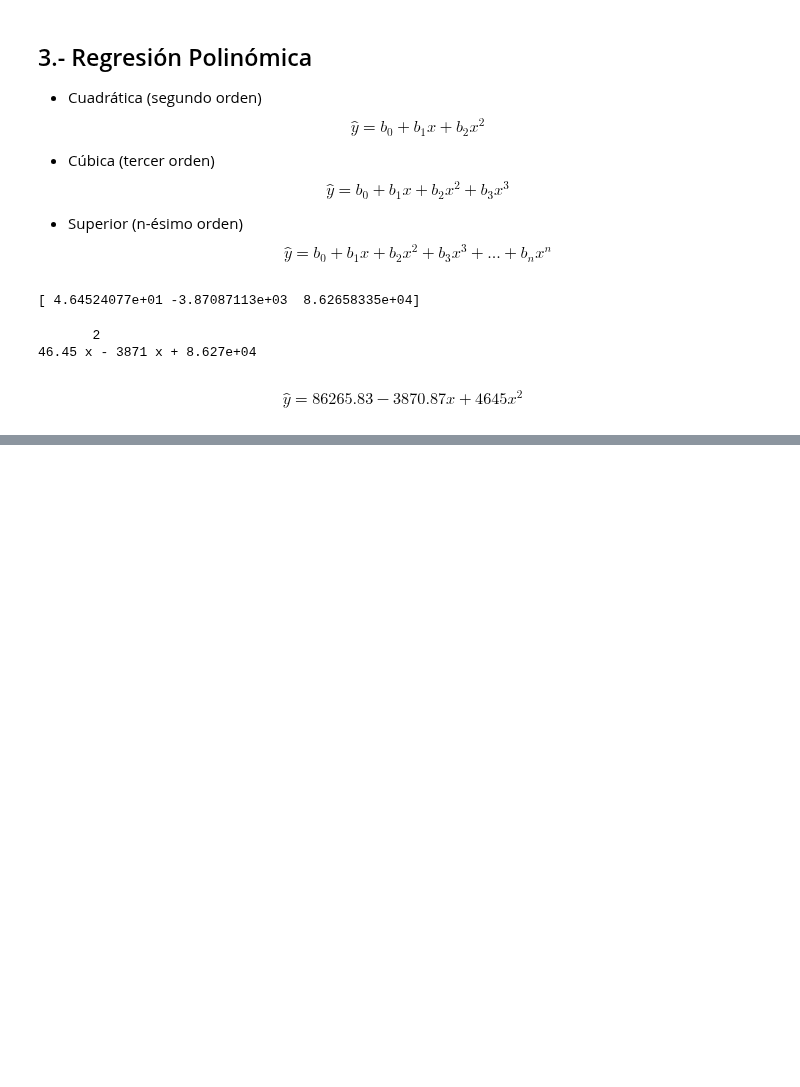
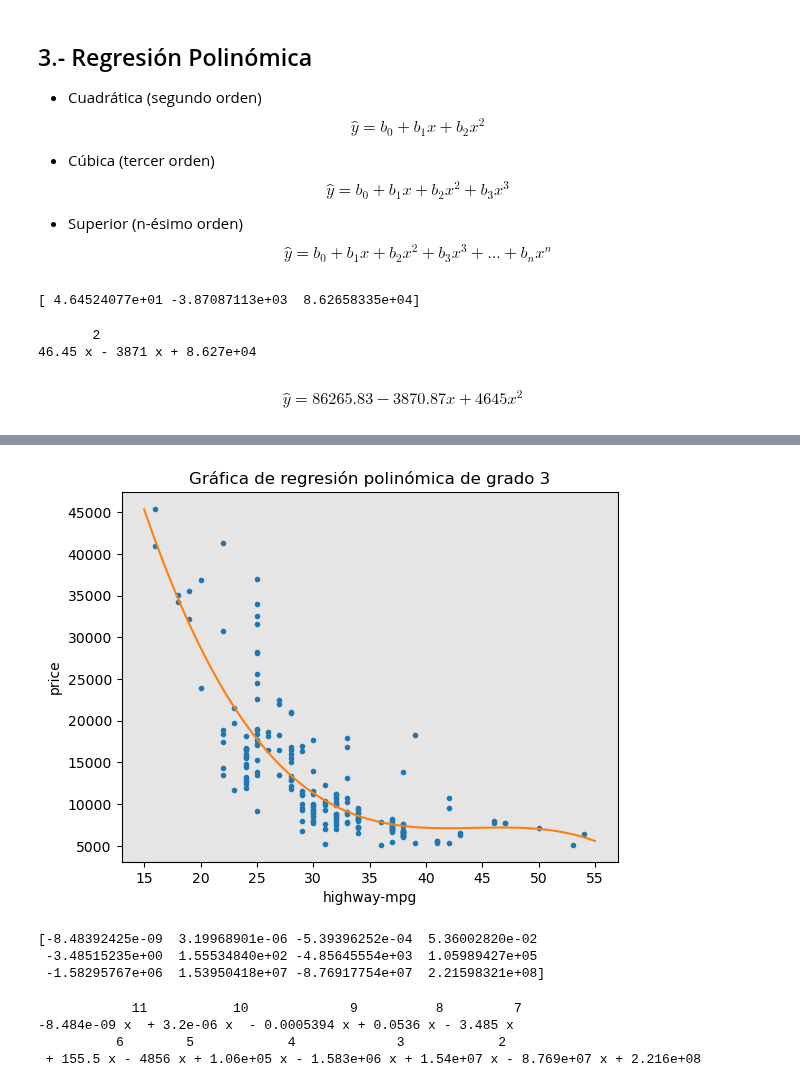
Before and after one commit to jgomezz/cpe_ciencia_datos_python, a Jupyter notebook: mod3_analitica_datos_python/semana_03_desarrollo_modelo.ipynb, the cells around one changed output, grey strips where cells are left out. Drawn from its saved outputs; the diff is of its cells as text; code cells hidden in the pictures; blank space fills up the shorter version.

```diff
--- a/mod3_analitica_datos_python/semana_03_desarrollo_modelo.ipynb
+++ b/mod3_analitica_datos_python/semana_03_desarrollo_modelo.ipynb
@@ -302,0 +339,27 @@ $$ \hat{y} = 86265.83 -3870.87x + 4645x^2 $$
+# %%
+plot_poly(p, X, Y, 'highway-mpg','Gráfica de regresión polinómica de grado 3')
+# %% [output]
+[figure, added]
+# %%
+# Regresion polinomica de grado 11
+
+X = df['highway-mpg']
+Y = df['price']
+grade = 11
+
+# Ajuste polinomico
+f = np.polyfit(X, Y, grade)
+
+print(f)
+# %% [output]
+[-8.48392425e-09  3.19968901e-06 -5.39396252e-04  5.36002820e-02
+ -3.48515235e+00  1.55534840e+02 -4.85645554e+03  1.05989427e+05
+ -1.58295767e+06  1.53950418e+07 -8.76917754e+07  2.21598321e+08]
+# %%
+p = np.poly1d(f)
+print(p)
+# %% [output]
+            11           10             9          8         7
+-8.484e-09 x  + 3.2e-06 x  - 0.0005394 x + 0.0536 x - 3.485 x
+          6        5            4             3            2
+ + 155.5 x - 4856 x + 1.06e+05 x - 1.583e+06 x + 1.54e+07 x - 8.769e+07 x + 2.216e+08
```
Also changed, not shown: parts of 7 cells of this notebook.
